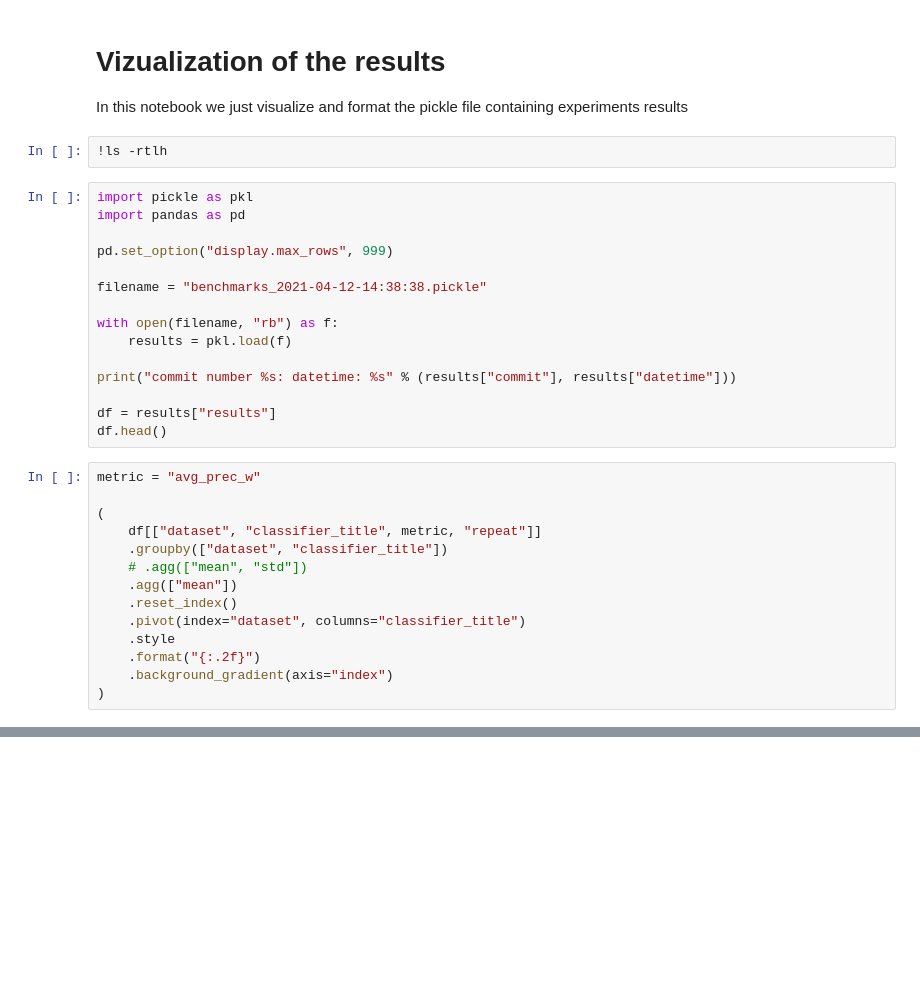
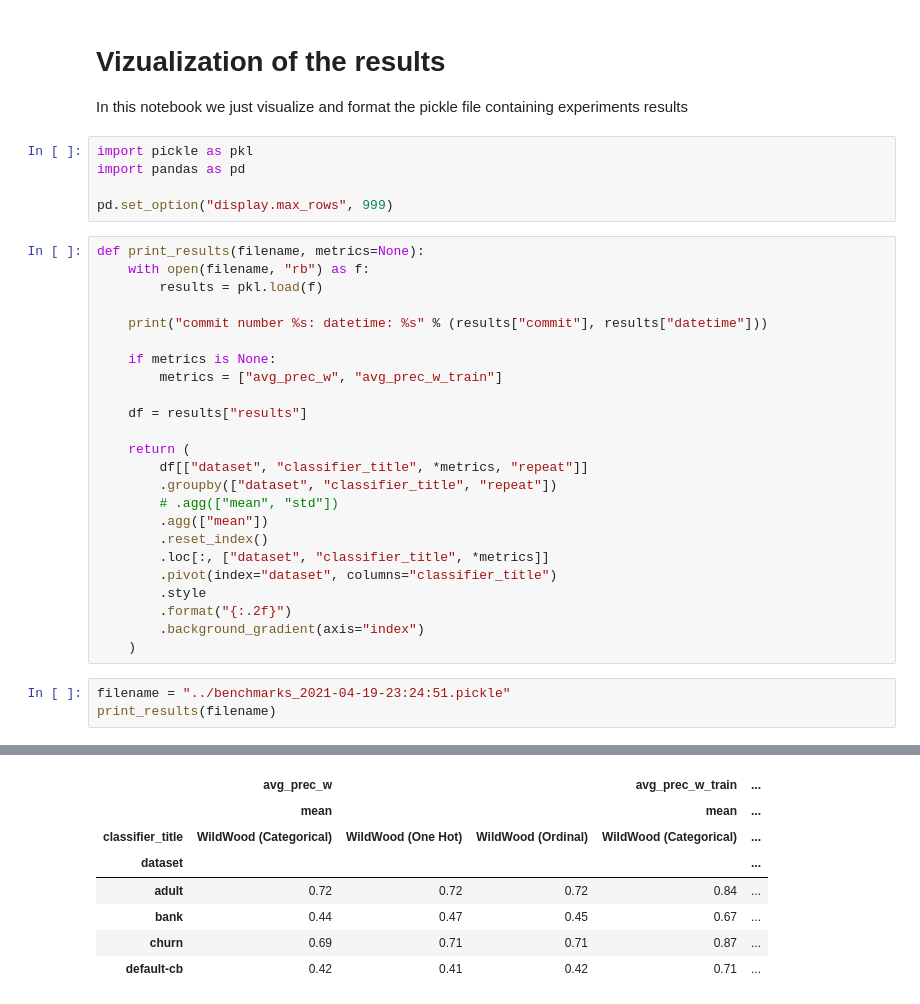
Before and after one commit to pyensemble/wildwood, a Jupyter notebook: experiments/check-results.ipynb, the cells around one changed output, grey strips where cells are left out. Cells and saved outputs as stored; diff of their text form; blank space fills up the shorter version.

```diff
--- a/experiments/check-results.ipynb
+++ b/experiments/check-results.ipynb
@@ -2,34 +2,36 @@
 # Vizualization of the results
 
 In this notebook we just visualize and format the pickle file containing experiments results
-# %%
-!ls -rtlh
-# %%
-import pickle as pkl
-import pandas as pd
-
-pd.set_option("display.max_rows", 999)
-
-filename = "benchmarks_2021-04-12-14:38:38.pickle"
-
-with open(filename, "rb") as f:
-    results = pkl.load(f)
-
-print("commit number %s: datetime: %s" % (results["commit"], results["datetime"]))
-
-df = results["results"]
-df.head()
+# %%
+import pickle as pkl
+import pandas as pd
+
+pd.set_option("display.max_rows", 999)
 # %%
-metric = "avg_prec_w"
+def print_results(filename, metrics=None):
+    with open(filename, "rb") as f:
+        results = pkl.load(f)
 
-(
-    df[["dataset", "classifier_title", metric, "repeat"]]
-    .groupby(["dataset", "classifier_title"])
-    # .agg(["mean", "std"])
-    .agg(["mean"])
-    .reset_index()
-    .pivot(index="dataset", columns="classifier_title")
-    .style
-    .format("{:.2f}")
-    .background_gradient(axis="index")
-)
+    print("commit number %s: datetime: %s" % (results["commit"], results["datetime"]))
+
+    if metrics is None:
+        metrics = ["avg_prec_w", "avg_prec_w_train"]
+
+    df = results["results"]
+
+    return (
+        df[["dataset", "classifier_title", *metrics, "repeat"]]
+        .groupby(["dataset", "classifier_title", "repeat"])
+        # .agg(["mean", "std"])
+        .agg(["mean"])
+        .reset_index()
+        .loc[:, ["dataset", "classifier_title", *metrics]]
+        .pivot(index="dataset", columns="classifier_title")
+        .style
+        .format("{:.2f}")
+        .background_gradient(axis="index")
+    )
+# %%
+filename = "../benchmarks_2021-04-19-23:24:51.pickle"
+print_results(filename)
+# %% [output]
@@ -35,0 +39,8 @@ metric = "avg_prec_w"
+|  | avg_prec_w |  |  | avg_prec_w_train | ... |
+|  | mean |  |  | mean | ... |
+| classifier_title | WildWood (Categorical) | WildWood (One Hot) | WildWood (Ordinal) | WildWood (Categorical) | ... |
+| dataset |  |  |  |  | ... |
+| adult | 0.72 | 0.72 | 0.72 | 0.84 | ... |
+| bank | 0.44 | 0.47 | 0.45 | 0.67 | ... |
+| churn | 0.69 | 0.71 | 0.71 | 0.87 | ... |
+| default-cb | 0.42 | 0.41 | 0.42 | 0.71 | ... |
```
Also changed, not shown: parts of 31 cells of this notebook, 22 other files.
